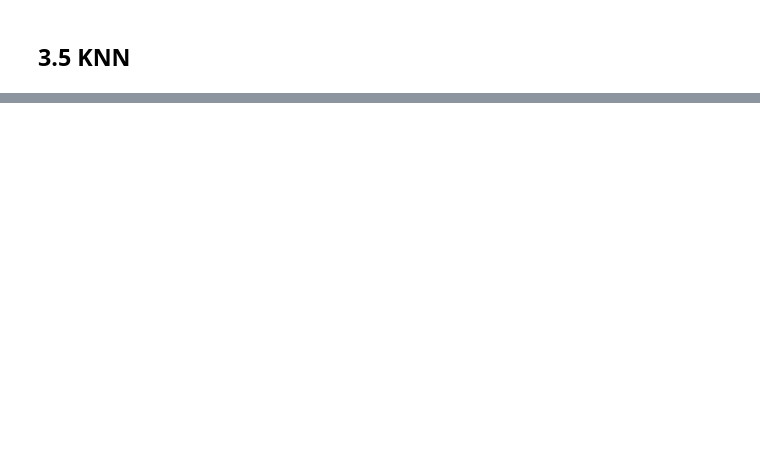
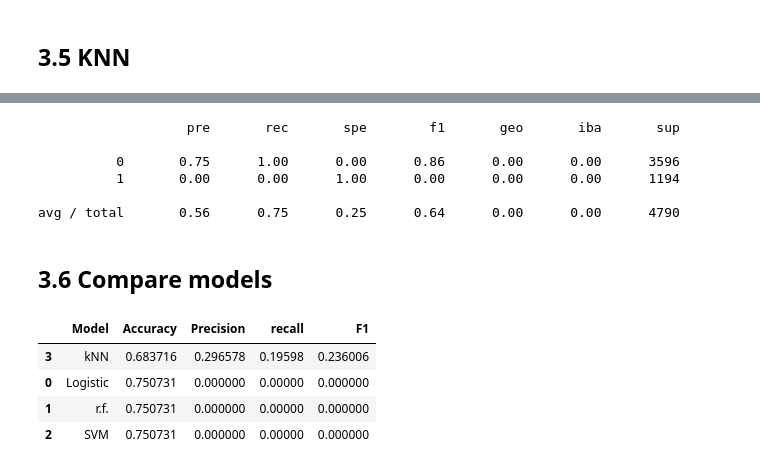
Before and after one commit to mermaidzhang/Job-Change-of-Data-Scientists, a Jupyter notebook: Segment2_code.ipynb, the cells around one changed output, grey strips where cells are left out. Drawn from its saved outputs; the diff is of its cells as text; code cells hidden in the pictures; blank space fills up the shorter version.

```diff
--- a/Segment2_code.ipynb
+++ b/Segment2_code.ipynb
@@ -724,0 +736,8 @@ avg / total       0.74      0.68      0.66      0.70      0.67      0.45      47
+# %%
+logit_accuracy = metrics.accuracy_score(y_test, predicted)
+logit_roc_auc = metrics.roc_auc_score(y_test, probs[1])
+logit_confus_matrix = metrics.confusion_matrix(y_test, predicted)
+logit_classification_report = metrics.classification_report(y_test, predicted)
+logit_precision = metrics.precision_score(y_test, predicted, pos_label=1)
+logit_recall = metrics.recall_score(y_test, predicted, pos_label=1)
+logit_f1 = metrics.f1_score(y_test, predicted, pos_label=1)
@@ -726,0 +751,8 @@ avg / total       0.74      0.68      0.66      0.70      0.67      0.45      47
+# %%
+from sklearn.svm import SVC
+
+svm_model = SVC(kernel='linear')
+# %%
+#We then train the model with fit():
+
+svm_model.fit(X_train, y_train)
@@ -726,0 +761,11 @@ avg / total       0.74      0.68      0.66      0.70      0.67      0.45      47
+# %%
+#we create predictions with the model
+predicted = pd.DataFrame(svm_model.predict(X_test))
+# Store metrics
+svm_accuracy = metrics.accuracy_score(y_test, predicted)
+svm_roc_auc = metrics.roc_auc_score(y_test, probs[1])
+svm_confus_matrix = metrics.confusion_matrix(y_test, predicted)
+svm_classification_report = metrics.classification_report(y_test, predicted)
+svm_precision = metrics.precision_score(y_test, predicted, pos_label=1)
+svm_recall = metrics.recall_score(y_test, predicted, pos_label=1)
+svm_f1 = metrics.f1_score(y_test, predicted, pos_label=1)
@@ -760,2 +827,31 @@ KNN models =
+# %%
+print(classification_report_imbalanced(y_test, y_pred))
+# %% [output]
+                   pre       rec       spe        f1       geo       iba       sup
+
+          0       0.75      1.00      0.00      0.86      0.00      0.00      3596
+          1       0.00      0.00      1.00      0.00      0.00      0.00      1194
+
+avg / total       0.56      0.75      0.25      0.64      0.00      0.00      4790
+# %% [markdown]
+## 3.6 Compare models
+# %%
+# Model comparison
+models = pd.DataFrame({
+  'Model': ['Logistic', 'r.f.', 'SVM', 'kNN'],
+  'Accuracy' : [logit_accuracy, rf_accuracy, svm_accuracy, knn_accuracy, ],
+  'Precision': [logit_precision,  rf_precision, svm_precision, knn_precision, ],
+  'recall' : [logit_recall,  rf_recall, svm_recall, knn_recall, ],
+  'F1' : [logit_f1, rf_f1, svm_f1, knn_f1, ]
+
+})
+# Print table and sort by test precision
+models.sort_values(by='Precision', ascending=False)
+# %% [output]
+|  | Model | Accuracy | Precision | recall | F1 |
+| 3 | kNN | 0.683716 | 0.296578 | 0.19598 | 0.236006 |
+| 0 | Logistic | 0.750731 | 0.000000 | 0.00000 | 0.000000 |
+| 1 | r.f. | 0.750731 | 0.000000 | 0.00000 | 0.000000 |
+| 2 | SVM | 0.750731 | 0.000000 | 0.00000 | 0.000000 |
 # %%
 postgreSQLConnection.close()
```
Also changed, not shown: parts of 15 cells of this notebook.
